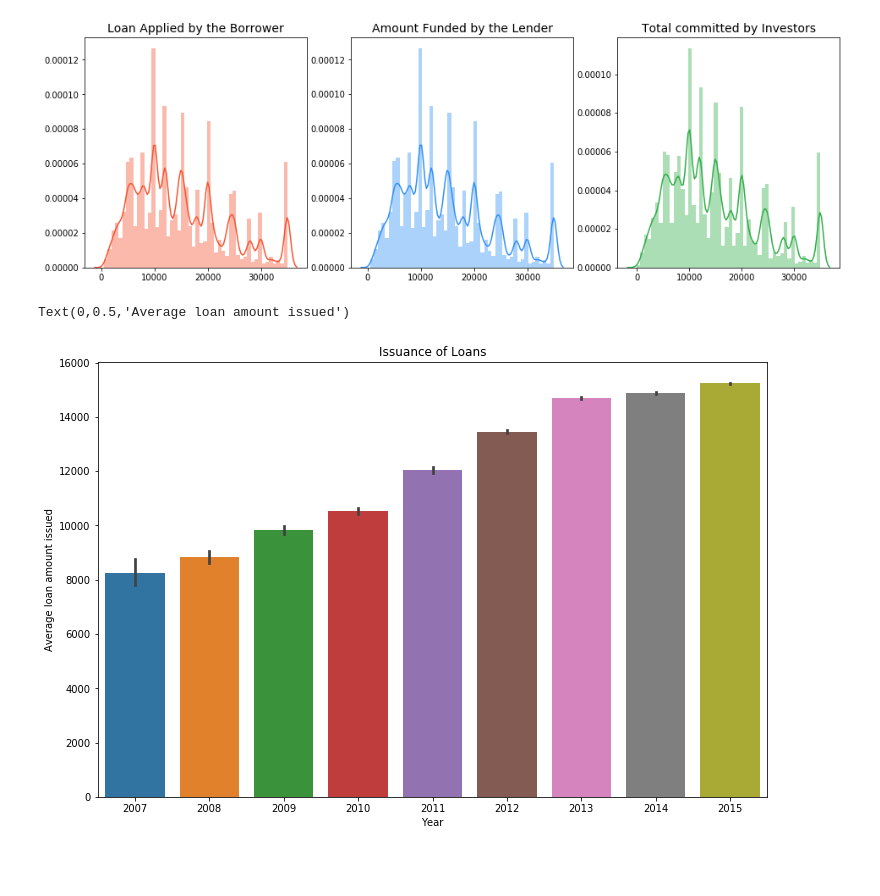
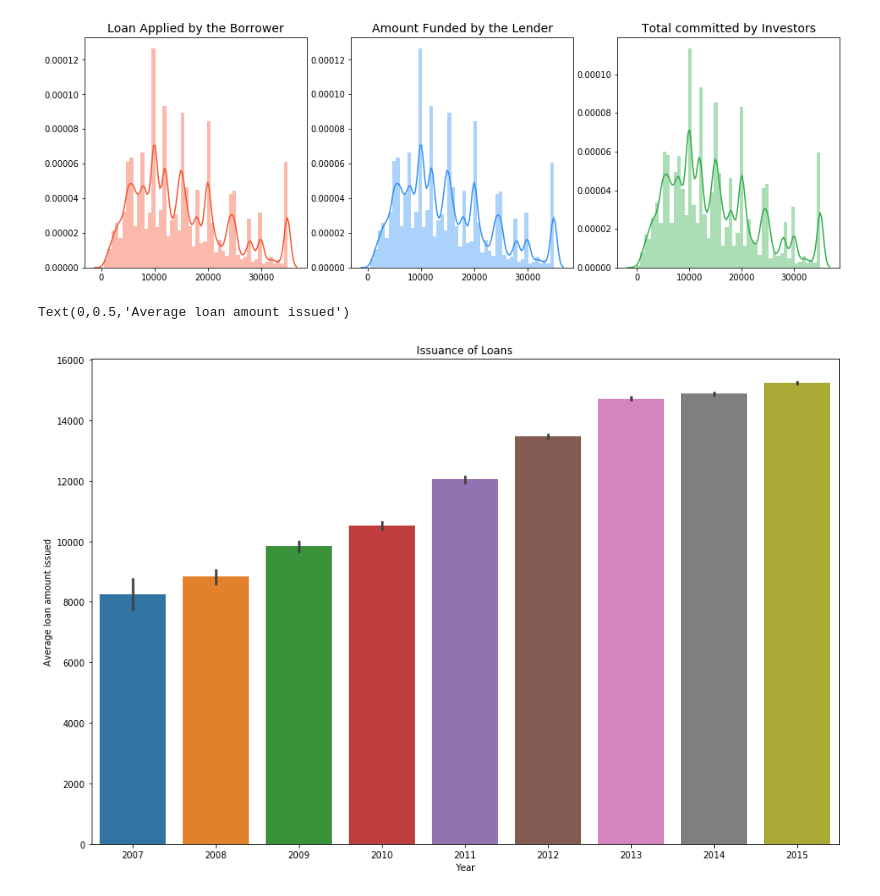
Before and after one commit to jetriver/Projects_Predictive-Model, a Jupyter notebook: Project-lending club.ipynb, the cells around one changed output. Drawn from its saved outputs; the diff is of its cells as text; code cells hidden in the pictures; blank space fills up the shorter version.

```diff
--- a/Project-lending club.ipynb
+++ b/Project-lending club.ipynb
@@ -38,15 +47,20 @@ accuracy, sensitivity...
 https://scikit-learn.org/stable/modules/classes.html#module-sklearn.metrics
 # %%
 ##Thanks for Janio Alexander's code
+
 ##importing packages and data
 import pandas as pd
 import numpy as np
-loan=pd.read_csv('/Users/taotao/Desktop/loan/loan.csv',index_col='id',low_memory=False)
+loan=pd.read_csv('/Users/taotao/Desktop/loan/loan.csv',low_memory=False)
 loan_original=loan.copy()
+
 ##import packages for visualizing data
 import matplotlib.pyplot as plt
 import seaborn as sns
+
+# sklearn preprocessing for dealing with categorical variables
+from sklearn.preprocessing import LabelEncoder
+
 ##visualize data
 loan.head()
-loan.columns()
 # %% [output]
@@ -121,17 +132,20 @@ Text(0.5,1,'Total committed by Investors')
 # %%
 ##analyze loan_amount column
 ## 1.find out the which year has the largest amount of loan issuance(using bar plot)
+## it turns out issuance of loans ranked high in 2015.
 
+##calculate the amount of loan issued by year.
 loan['issue_d'].head()
 loan_series = pd.to_datetime(loan['issue_d'])
 loan['year'] = loan_series.dt.year
+
 ## plot the loan_amount each year
-plt.figure(figsize=(12,8))
+plt.figure(figsize=(15,10))
 sns.barplot('year', 'loan_amount', data=loan)
 plt.title('Issuance of Loans')
 plt.xlabel('Year')
 plt.ylabel('Average loan amount issued')
 # %% [output]
 Text(0,0.5,'Average loan amount issued')
-[figure, old version]
+[figure, new version]
 # %%
```
Also changed, not shown: parts of 29 cells of this notebook.
